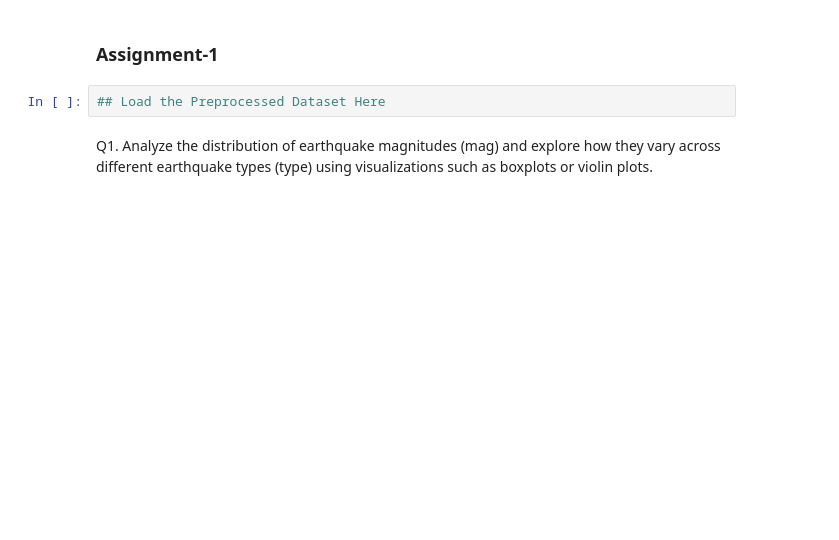
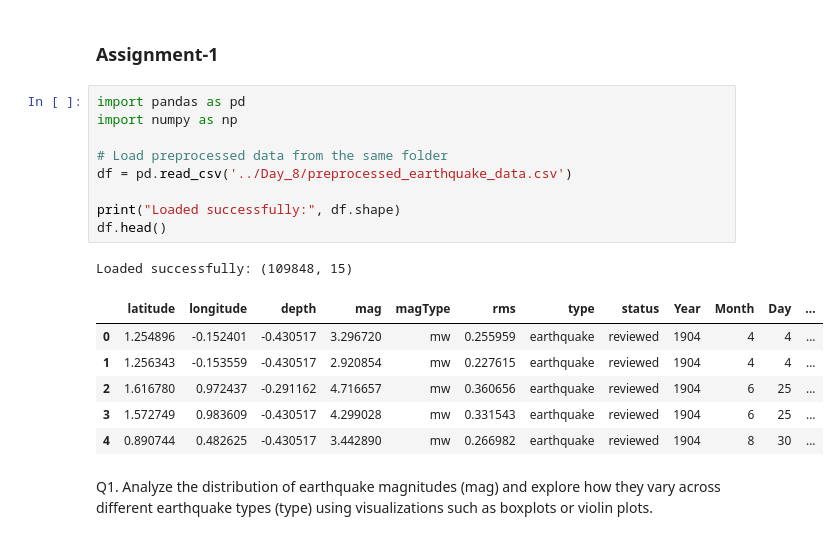
Before and after one commit to ImpactsenseAI-Intern-Project-OCT25/impactsenseAI-Infosys-Intern-project, a Jupyter notebook: milestone_1/week_2/Day_9/Assignment_1.ipynb, the cells around one changed output. Saved outputs shown, nothing was run; the diff lists cells and outputs as text; blank space fills up the shorter version.

```diff
--- a/milestone_1/week_2/Day_9/Assignment_1.ipynb
+++ b/milestone_1/week_2/Day_9/Assignment_1.ipynb
@@ -1,6 +1,21 @@
 # %% [markdown]
 ### Assignment-1
 # %%
-## Load the Preprocessed Dataset Here
+import pandas as pd
+import numpy as np
+
+# Load preprocessed data from the same folder
+df = pd.read_csv('../Day_8/preprocessed_earthquake_data.csv')
+
+print("Loaded successfully:", df.shape)
+df.head()
+# %% [output]
+Loaded successfully: (109848, 15)
+|  | latitude | longitude | depth | mag | magType | rms | type | status | Year | Month | Day | ... |
+| 0 | 1.254896 | -0.152401 | -0.430517 | 3.296720 | mw | 0.255959 | earthquake | reviewed | 1904 | 4 | 4 | ... |
+| 1 | 1.256343 | -0.153559 | -0.430517 | 2.920854 | mw | 0.227615 | earthquake | reviewed | 1904 | 4 | 4 | ... |
+| 2 | 1.616780 | 0.972437 | -0.291162 | 4.716657 | mw | 0.360656 | earthquake | reviewed | 1904 | 6 | 25 | ... |
+| 3 | 1.572749 | 0.983609 | -0.430517 | 4.299028 | mw | 0.331543 | earthquake | reviewed | 1904 | 6 | 25 | ... |
+| 4 | 0.890744 | 0.482625 | -0.430517 | 3.442890 | mw | 0.266982 | earthquake | reviewed | 1904 | 8 | 30 | ... |
 # %% [markdown]
 Q1. Analyze the distribution of earthquake magnitudes (mag) and explore how they vary across different earthquake types (type) using visualizations such as boxplots or violin plots.
```
Also changed, not shown: parts of 5 cells of this notebook, 1 other file.
